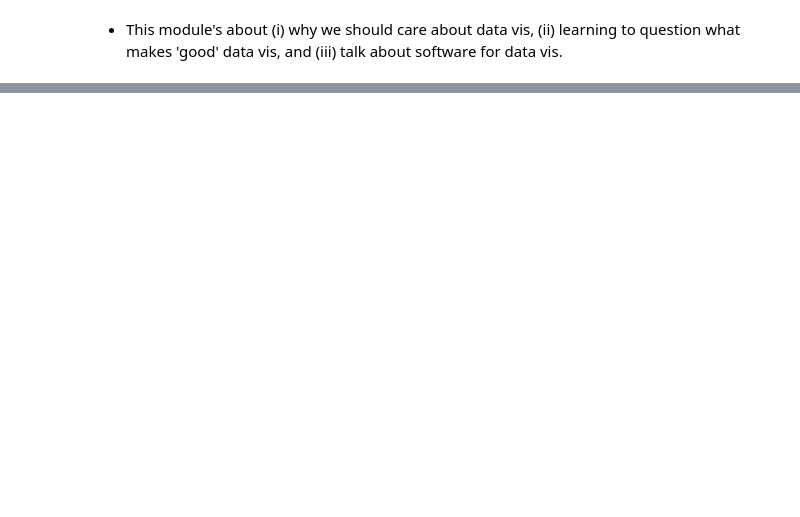
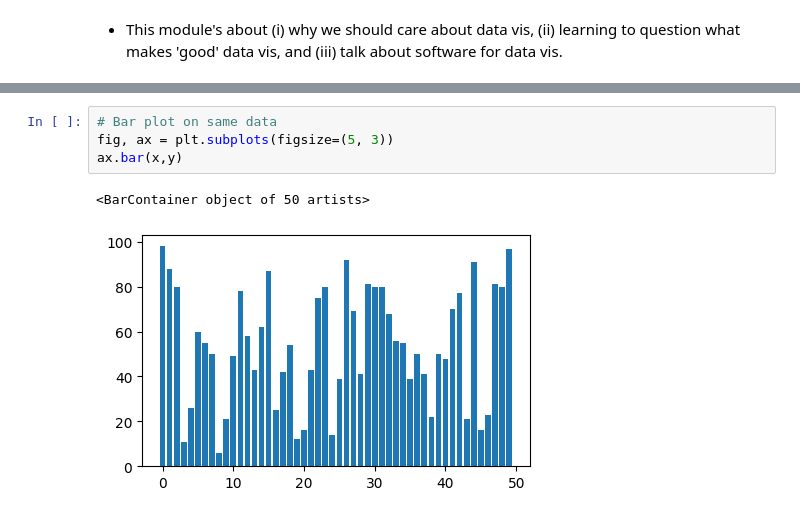
Before and after one commit to tianas/visualization, a Jupyter notebook: 02_activities/assignments/participation/session_1.ipynb, the cells around one changed output, grey strips where cells are left out. Saved outputs shown, nothing was run; the diff lists cells and outputs as text; blank space fills up the shorter version.

```diff
--- a/02_activities/assignments/participation/session_1.ipynb
+++ b/02_activities/assignments/participation/session_1.ipynb
@@ -12,0 +35,7 @@
+# %%
+# Bar plot on same data
+fig, ax = plt.subplots(figsize=(5, 3))
+ax.bar(x,y)
+# %% [output]
+<BarContainer object of 50 artists>
+[figure, added]
```
Also changed, not shown: parts of 13 cells of this notebook.
